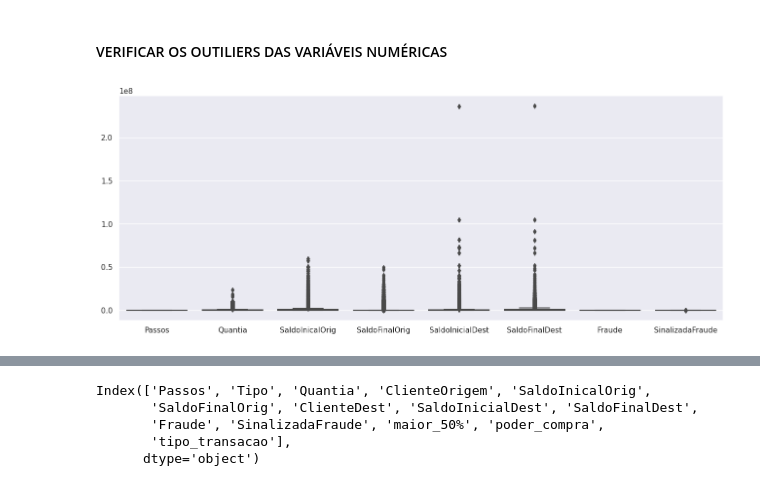
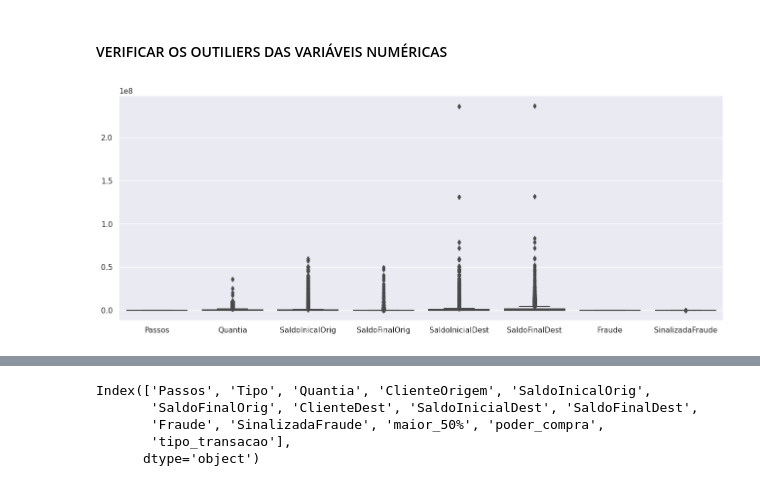
Before and after one commit to ValmirJrDS/deteccao_fraude, a Jupyter notebook: notebooks/c0.5-vj-preparacao-dos-dados.ipynb, the cells around one changed output, grey strips where cells are left out. Drawn from its saved outputs; the diff is of its cells as text; code cells hidden in the pictures.

```diff
--- a/notebooks/c0.5-vj-preparacao-dos-dados.ipynb
+++ b/notebooks/c0.5-vj-preparacao-dos-dados.ipynb
@@ -654,0 +695,4 @@ dtype: object
+# %%
+amostra_uniforme_raw2 = amostra_uniforme.copy()
+amostra_uniforme_raw2.to_csv(HOME_PATH+INTERIM_DATA_PATH+'base_fraude_raw4.csv')
+amostra_uniforme_raw2 = pd.read_csv(HOME_PATH+INTERIM_DATA_PATH+'base_fraude_raw4.csv')
@@ -657,7 +720,7 @@ dtype: object
 # %%
 # Gerando um BoxPlot de todas variaveis
 plt.figure(figsize=(16,6))
-ax = sns.boxplot(data = amostra_uniforme)
+ax = sns.boxplot(data = amostra_uniforme_raw2)
 # %% [output]
-[figure, old version]
+[figure, new version]
 # %%
```
Also changed, not shown: parts of 56 cells of this notebook, 1 other file.
